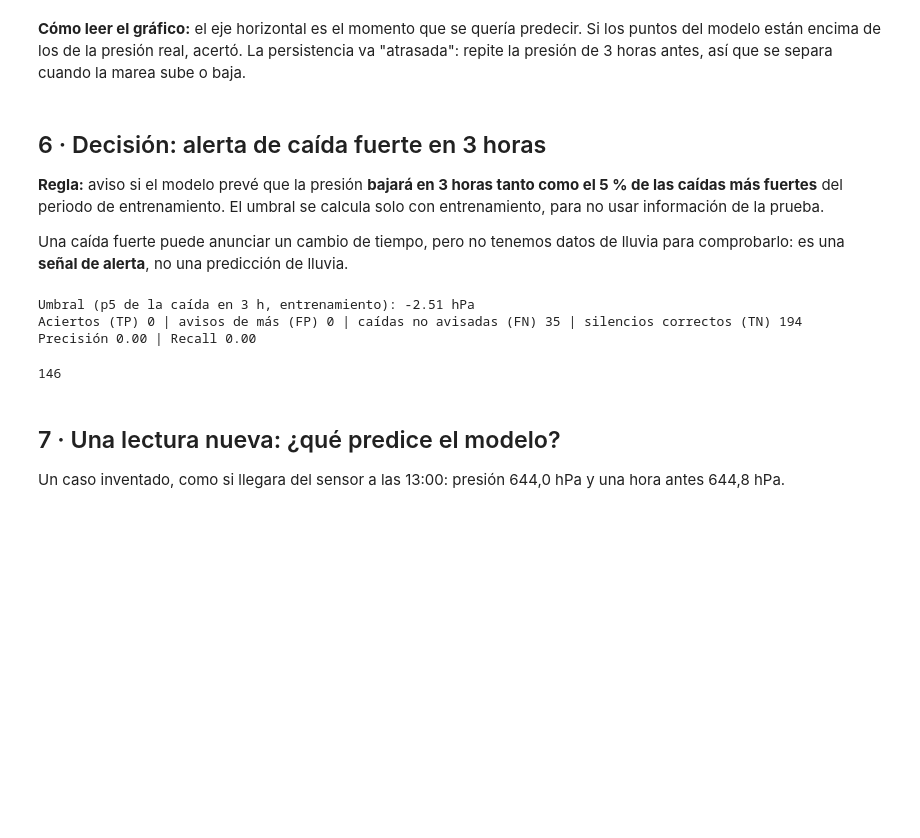
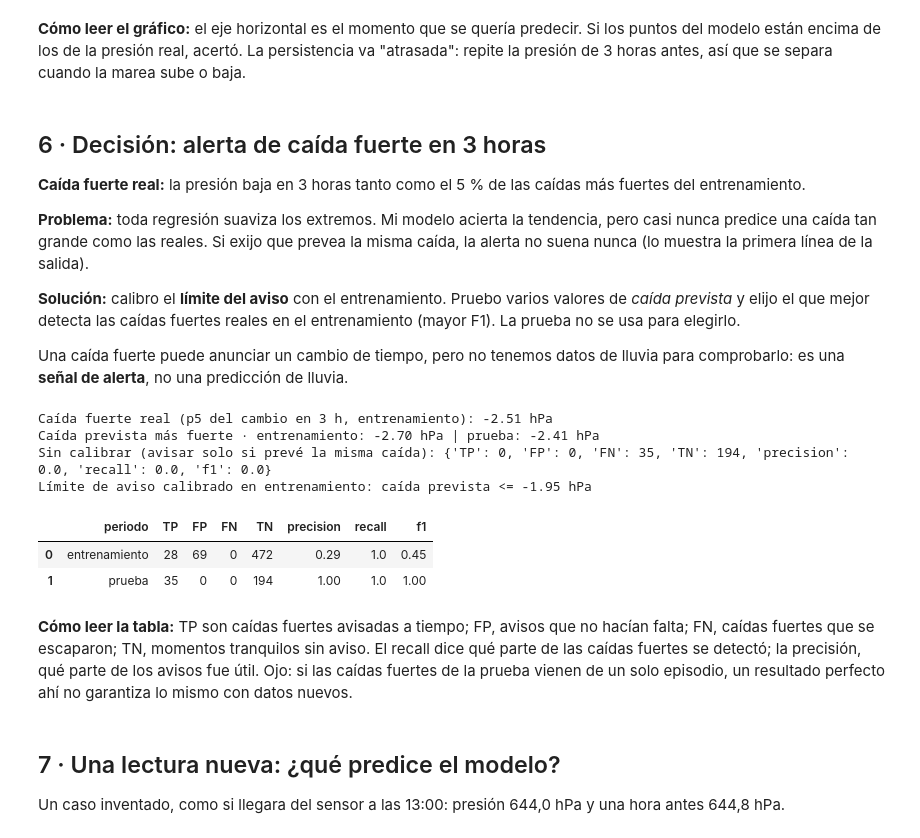
Before and after one commit to faithbianposs/aireiq-bigdata, a Jupyter notebook: marco_presion/notebooks/02_presion_modelos.ipynb, the cells around one changed output. Cells and saved outputs as stored; diff of their text form; code cells hidden in the pictures; blank space fills up the shorter version.

Commit message:
Presión: alerta de caída fuerte calibrada en entrenamiento

```diff
--- a/marco_presion/notebooks/02_presion_modelos.ipynb
+++ b/marco_presion/notebooks/02_presion_modelos.ipynb
@@ -193,32 +192,60 @@ RMSE del modelo cargado: 0.544 hPa
 **Cómo leer el gráfico:** el eje horizontal es el momento que se quería predecir. Si los puntos del modelo están encima de los de la presión real, acertó. La persistencia va "atrasada": repite la presión de 3 horas antes, así que se separa cuando la marea sube o baja.
 # %% [markdown]
 ## 6 · Decisión: alerta de caída fuerte en 3 horas
-**Regla:** aviso si el modelo prevé que la presión **bajará en 3 horas tanto como el 5 % de las caídas más fuertes** del periodo de entrenamiento. El umbral se calcula solo con entrenamiento, para no usar información de la prueba.
+**Caída fuerte real:** la presión baja en 3 horas tanto como el 5 % de las caídas más fuertes del entrenamiento.
+
+**Problema:** toda regresión suaviza los extremos. Mi modelo acierta la tendencia, pero casi nunca predice una caída tan grande como las reales. Si exijo que prevea la misma caída, la alerta no suena nunca (lo muestra la primera línea de la salida).
+
+**Solución:** calibro el **límite del aviso** con el entrenamiento. Pruebo varios valores de *caída prevista* y elijo el que mejor detecta las caídas fuertes reales en el entrenamiento (mayor F1). La prueba no se usa para elegirlo.
 
 Una caída fuerte puede anunciar un cambio de tiempo, pero no tenemos datos de lluvia para comprobarlo: es una **señal de alerta**, no una predicción de lluvia.
-# %%
-tr_h = tr.join(objetivo(H), "minuto").withColumn("cambio_real", F.col(f"y_{H}") - F.col("presion_hpa"))
-umbral = tr_h.approxQuantile("cambio_real", [0.05], 0.001)[0]
-print(f"Umbral (p5 de la caída en 3 h, entrenamiento): {umbral:.2f} hPa")
-
-ev = (pred.withColumn("cambio_real", F.col(f"y_{H}") - F.col("presion_hpa"))
-          .withColumn("cambio_pred", F.col("prediction") - F.col("presion_hpa"))
-          .withColumn("real", (F.col("cambio_real") <= umbral).cast("int"))
-          .withColumn("aviso", (F.col("cambio_pred") <= umbral).cast("int")))
-cuenta = lambda r, a: ev.filter((F.col("real") == r) & (F.col("aviso") == a)).count()
-tp, fp, fn, tn = cuenta(1, 1), cuenta(0, 1), cuenta(1, 0), cuenta(0, 0)
-precision = tp / (tp + fp) if tp + fp else 0.0
-recall = tp / (tp + fn) if tp + fn else 0.0
-print(f"Aciertos (TP) {tp} | avisos de más (FP) {fp} | caídas no avisadas (FN) {fn} | silencios correctos (TN) {tn}")
-print(f"Precisión {precision:.2f} | Recall {recall:.2f}")
-(MODELS / "alerta_caida_3h.json").write_text(json.dumps(
-    dict(umbral_hpa=float(umbral), horizonte_min=H, tp=tp, fp=fp, fn=fn, tn=tn,
-         precision=round(precision, 3), recall=round(recall, 3)), indent=2))
-# %% [output]
-Umbral (p5 de la caída en 3 h, entrenamiento): -2.51 hPa
-Aciertos (TP) 0 | avisos de más (FP) 0 | caídas no avisadas (FN) 35 | silencios correctos (TN) 194
-Precisión 0.00 | Recall 0.00
-146
+# %%
+import numpy as np
+
+tr_h = tr.join(objetivo(H), "minuto")
+umbral = (tr_h.withColumn("cambio_real", F.col(f"y_{H}") - F.col("presion_hpa"))
+              .approxQuantile("cambio_real", [0.05], 0.001)[0])
+print(f"Caída fuerte real (p5 del cambio en 3 h, entrenamiento): {umbral:.2f} hPa")
+
+def cambios(df):
+    return (df.withColumn("cambio_real", F.col(f"y_{H}") - F.col("presion_hpa"))
+              .withColumn("cambio_pred", F.col("prediction") - F.col("presion_hpa"))
+              .select("cambio_real", "cambio_pred").toPandas())
+
+ent, pru = cambios(m.transform(tr_h)), cambios(pred)
+print(f"Caída prevista más fuerte · entrenamiento: {ent.cambio_pred.min():.2f} hPa | prueba: {pru.cambio_pred.min():.2f} hPa")
+
+def evaluar(t, limite):
+    real, aviso = t.cambio_real <= umbral, t.cambio_pred <= limite
+    tp, fp = int((real & aviso).sum()), int((~real & aviso).sum())
+    fn, tn = int((real & ~aviso).sum()), int((~real & ~aviso).sum())
+    p = tp / (tp + fp) if tp + fp else 0.0
+    r = tp / (tp + fn) if tp + fn else 0.0
+    f1 = 2 * p * r / (p + r) if p + r else 0.0
+    return dict(TP=tp, FP=fp, FN=fn, TN=tn, precision=round(p, 2), recall=round(r, 2), f1=round(f1, 2))
+
+print("Sin calibrar (avisar solo si prevé la misma caída):", evaluar(pru, umbral))
+
+opciones = [round(float(x), 2) for x in np.arange(-3.0, -0.95, 0.05)]
+limite = max(opciones, key=lambda c: evaluar(ent, c)["f1"])
+print(f"Límite de aviso calibrado en entrenamiento: caída prevista <= {limite:.2f} hPa")
+
+res_alerta = pd.DataFrame([dict(periodo="entrenamiento", **evaluar(ent, limite)),
+                           dict(periodo="prueba", **evaluar(pru, limite))])
+_ = (MODELS / "alerta_caida_3h.json").write_text(json.dumps(
+    dict(horizonte_min=H, caida_fuerte_real_hpa=float(umbral), limite_aviso_hpa=limite,
+         tabla=res_alerta.to_dict(orient="records")), indent=2))
+res_alerta
+# %% [output]
+Caída fuerte real (p5 del cambio en 3 h, entrenamiento): -2.51 hPa
+Caída prevista más fuerte · entrenamiento: -2.70 hPa | prueba: -2.41 hPa
+Sin calibrar (avisar solo si prevé la misma caída): {'TP': 0, 'FP': 0, 'FN': 35, 'TN': 194, 'precision': 0.0, 'recall': 0.0, 'f1': 0.0}
+Límite de aviso calibrado en entrenamiento: caída prevista <= -1.95 hPa
+|  | periodo | TP | FP | FN | TN | precision | recall | f1 |
+| 0 | entrenamiento | 28 | 69 | 0 | 472 | 0.29 | 1.0 | 0.45 |
+| 1 | prueba | 35 | 0 | 0 | 194 | 1.00 | 1.0 | 1.00 |
+# %% [markdown]
+**Cómo leer la tabla:** TP son caídas fuertes avisadas a tiempo; FP, avisos que no hacían falta; FN, caídas fuertes que se escaparon; TN, momentos tranquilos sin aviso. El recall dice qué parte de las caídas fuertes se detectó; la precisión, qué parte de los avisos fue útil. Ojo: si las caídas fuertes de la prueba vienen de un solo episodio, un resultado perfecto ahí no garantiza lo mismo con datos nuevos.
 # %% [markdown]
 ## 7 · Una lectura nueva: ¿qué predice el modelo?
 Un caso inventado, como si llegara del sensor a las 13:00: presión 644,0 hPa y una hora antes 644,8 hPa.
```
Also changed, not shown: parts of 2 cells of this notebook.
